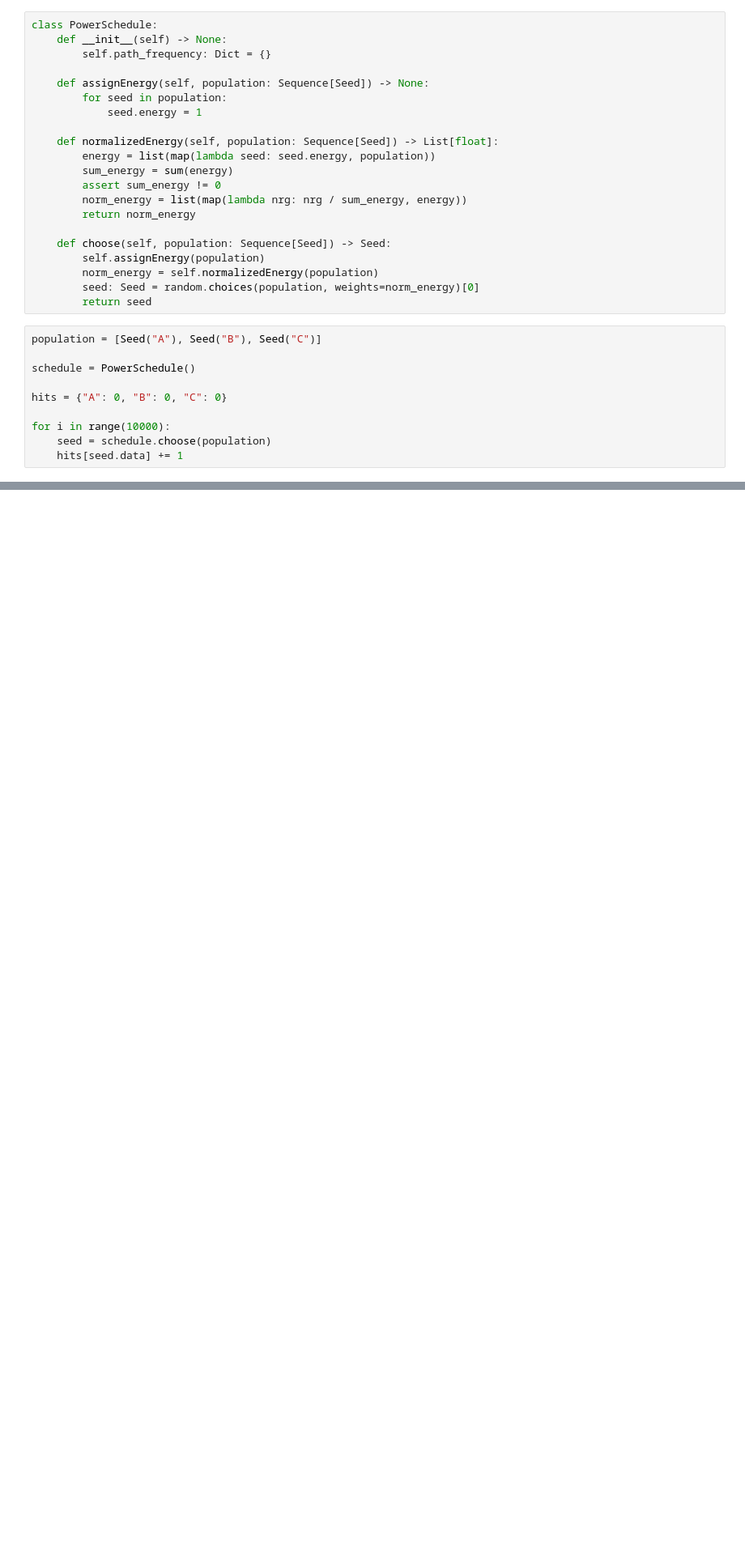
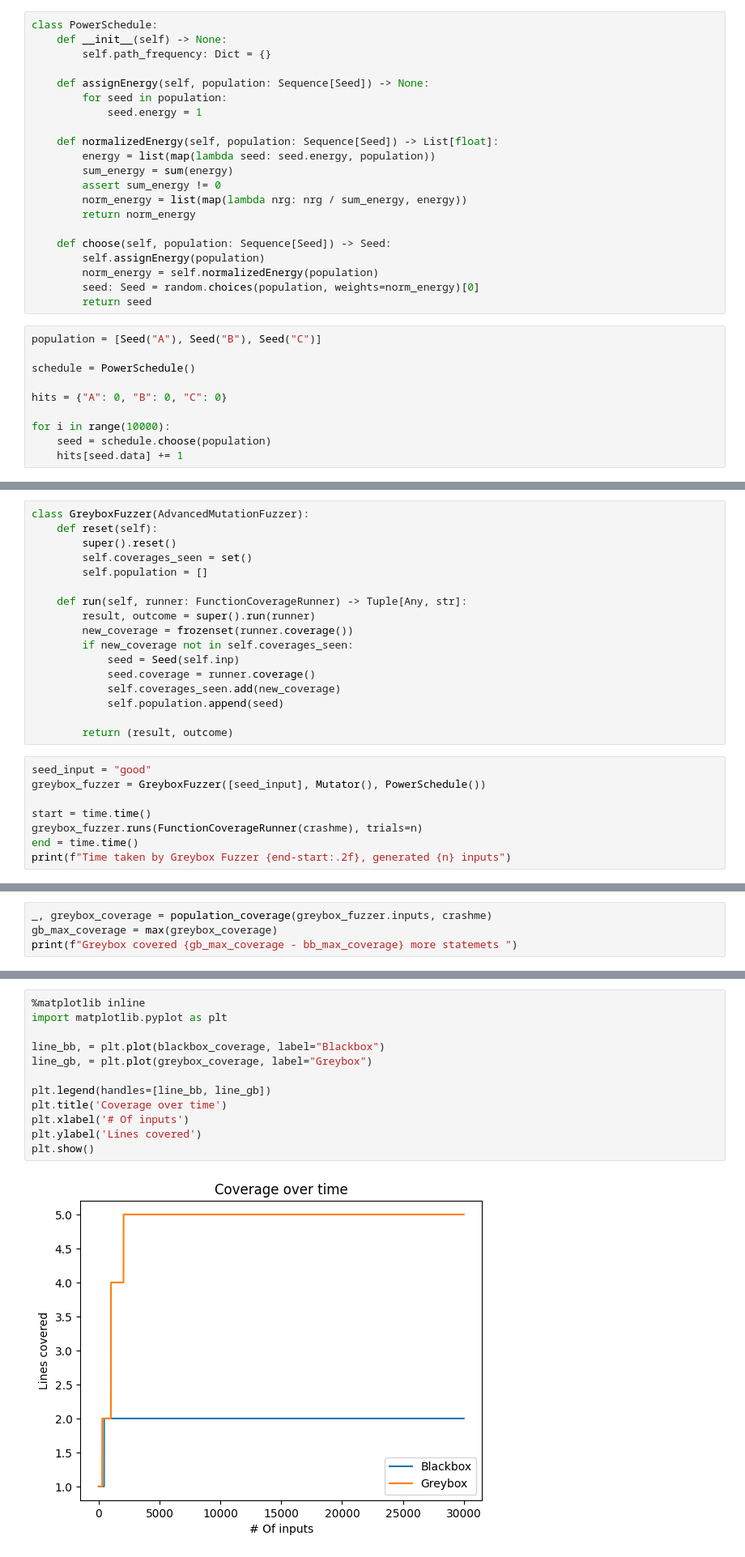
Before and after one commit to mercurialus/concurrency-testing-fuzzing, a Jupyter notebook: section_2.4.ipynb, the cells around one changed output, grey strips where cells are left out. Shown at 81% size. Drawn from its saved outputs; the diff is of its cells as text; blank space fills up the shorter version.

```diff
--- a/section_2.4.ipynb
+++ b/section_2.4.ipynb
@@ -127,0 +193,25 @@ class AdvancedMutationFuzzer(Fuzzer):
+# %%
+class GreyboxFuzzer(AdvancedMutationFuzzer):
+    def reset(self):
+        super().reset()
+        self.coverages_seen = set()
+        self.population = []
+
+    def run(self, runner: FunctionCoverageRunner) -> Tuple[Any, str]:
+        result, outcome = super().run(runner)
+        new_coverage = frozenset(runner.coverage())
+        if new_coverage not in self.coverages_seen:
+            seed = Seed(self.inp)
+            seed.coverage = runner.coverage()
+            self.coverages_seen.add(new_coverage)
+            self.population.append(seed)
+
+        return (result, outcome)
+# %%
+seed_input = "good"
+greybox_fuzzer = GreyboxFuzzer([seed_input], Mutator(), PowerSchedule())
+
+start = time.time()
+greybox_fuzzer.runs(FunctionCoverageRunner(crashme), trials=n)
+end = time.time()
+print(f"Time taken by Greybox Fuzzer {end-start:.2f}, generated {n} inputs")
@@ -127,0 +220,4 @@ class AdvancedMutationFuzzer(Fuzzer):
+# %%
+_, greybox_coverage = population_coverage(greybox_fuzzer.inputs, crashme)
+gb_max_coverage = max(greybox_coverage)
+print(f"Greybox covered {gb_max_coverage - bb_max_coverage} more statemets ")
@@ -127,0 +230,14 @@ class AdvancedMutationFuzzer(Fuzzer):
+# %%
+%matplotlib inline
+import matplotlib.pyplot as plt
+
+line_bb, = plt.plot(blackbox_coverage, label="Blackbox")
+line_gb, = plt.plot(greybox_coverage, label="Greybox")
+
+plt.legend(handles=[line_bb, line_gb])
+plt.title('Coverage over time')
+plt.xlabel('# Of inputs')
+plt.ylabel('Lines covered')
+plt.show()
+# %% [output]
+[figure, added]
```
Also changed, not shown: parts of 16 cells of this notebook.
